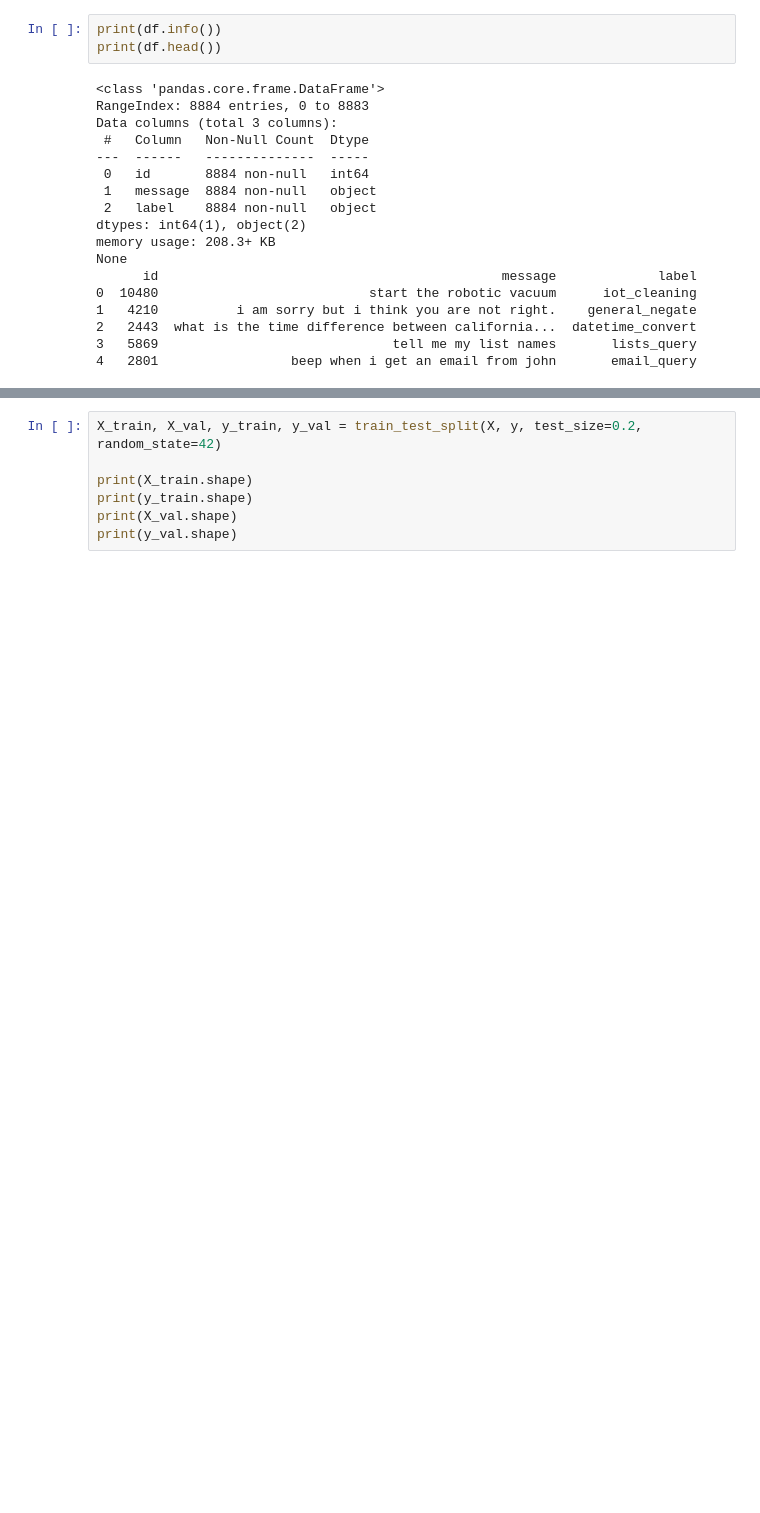
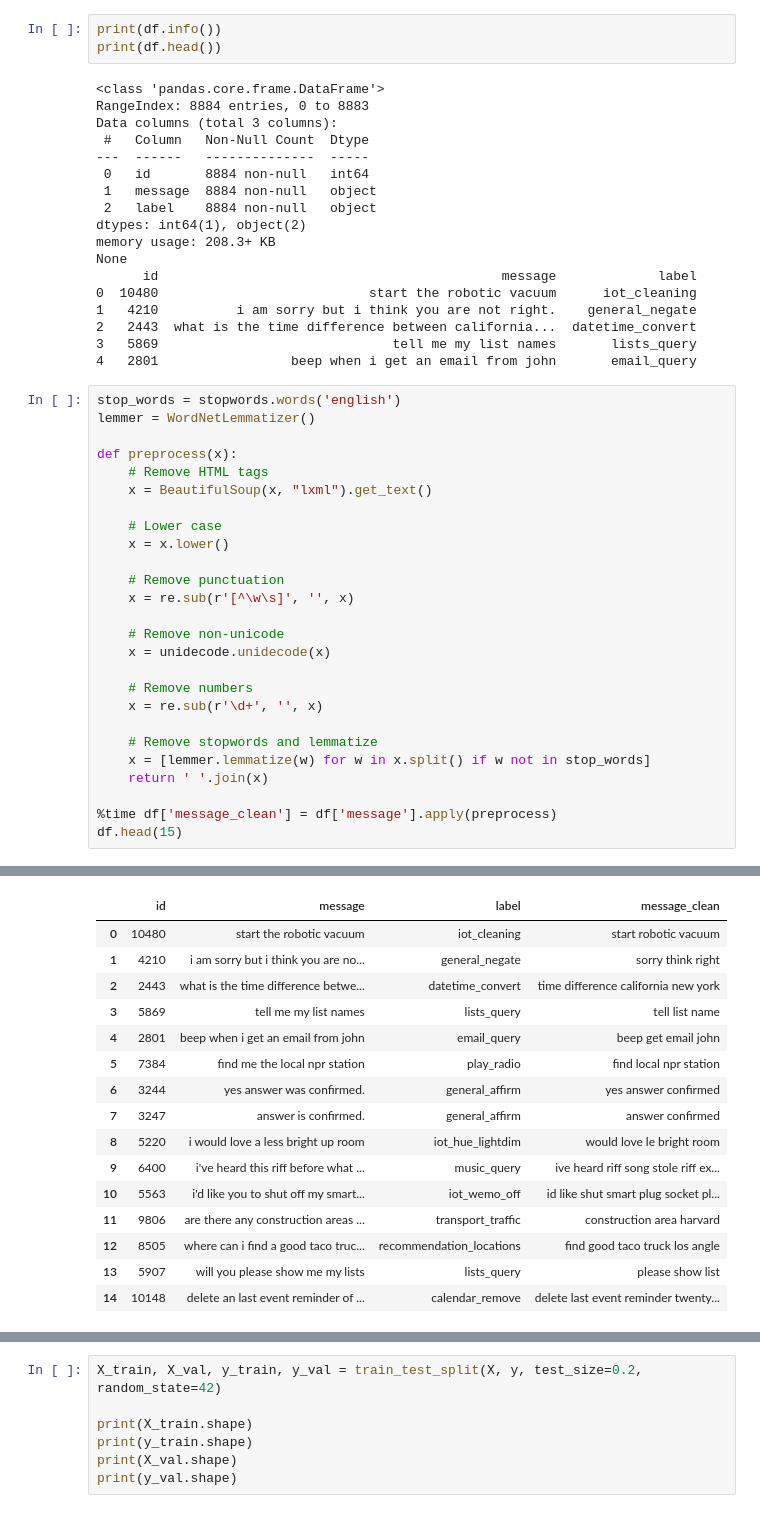
Before and after one commit to palakagl/-Multiclass-Text-Classification-for-Personal-Assistant-Chatbot-with-Wysdom.AI, a Jupyter notebook: Wysdom_ShallowModel_TFIDF_RF.ipynb, the cells around one changed output, grey strips where cells are left out. Saved outputs shown, nothing was run; the diff lists cells and outputs as text; blank space fills up the shorter version.

```diff
--- a/Wysdom_ShallowModel_TFIDF_RF.ipynb
+++ b/Wysdom_ShallowModel_TFIDF_RF.ipynb
@@ -52,3 +67,30 @@ None
 2   2443  what is the time difference between california...  datetime_convert
 3   5869                              tell me my list names       lists_query
 4   2801                 beep when i get an email from john       email_query
+# %%
+stop_words = stopwords.words('english')
+lemmer = WordNetLemmatizer()
+
+def preprocess(x):
+    # Remove HTML tags
+    x = BeautifulSoup(x, "lxml").get_text()
+
+    # Lower case
+    x = x.lower()
+
+    # Remove punctuation
+    x = re.sub(r'[^\w\s]', '', x)
+
+    # Remove non-unicode
+    x = unidecode.unidecode(x)
+
+    # Remove numbers
+    x = re.sub(r'\d+', '', x)
+
+    # Remove stopwords and lemmatize
+    x = [lemmer.lemmatize(w) for w in x.split() if w not in stop_words]
+    return ' '.join(x)
+
+%time df['message_clean'] = df['message'].apply(preprocess)
+df.head(15)
+# %% [output]
@@ -55 +99,17 @@ None
+|  | id | message | label | message_clean |
+| 0 | 10480 | start the robotic vacuum | iot_cleaning | start robotic vacuum |
+| 1 | 4210 | i am sorry but i think you are no... | general_negate | sorry think right |
+| 2 | 2443 | what is the time difference betwe... | datetime_convert | time difference california new york |
+| 3 | 5869 | tell me my list names | lists_query | tell list name |
+| 4 | 2801 | beep when i get an email from john | email_query | beep get email john |
+| 5 | 7384 | find me the local npr station | play_radio | find local npr station |
+| 6 | 3244 | yes answer was confirmed. | general_affirm | yes answer confirmed |
+| 7 | 3247 | answer is confirmed. | general_affirm | answer confirmed |
+| 8 | 5220 | i would love a less bright up room | iot_hue_lightdim | would love le bright room |
+| 9 | 6400 | i've heard this riff before what ... | music_query | ive heard riff song stole riff ex... |
+| 10 | 5563 | i'd like you to shut off my smart... | iot_wemo_off | id like shut smart plug socket pl... |
+| 11 | 9806 | are there any construction areas ... | transport_traffic | construction area harvard |
+| 12 | 8505 | where can i find a good taco truc... | recommendation_locations | find good taco truck los angle |
+| 13 | 5907 | will you please show me my lists | lists_query | please show list |
+| 14 | 10148 | delete an last event reminder of ... | calendar_remove | delete last event reminder twenty... |
 # %%
```
Also changed, not shown: parts of 15 cells of this notebook.
